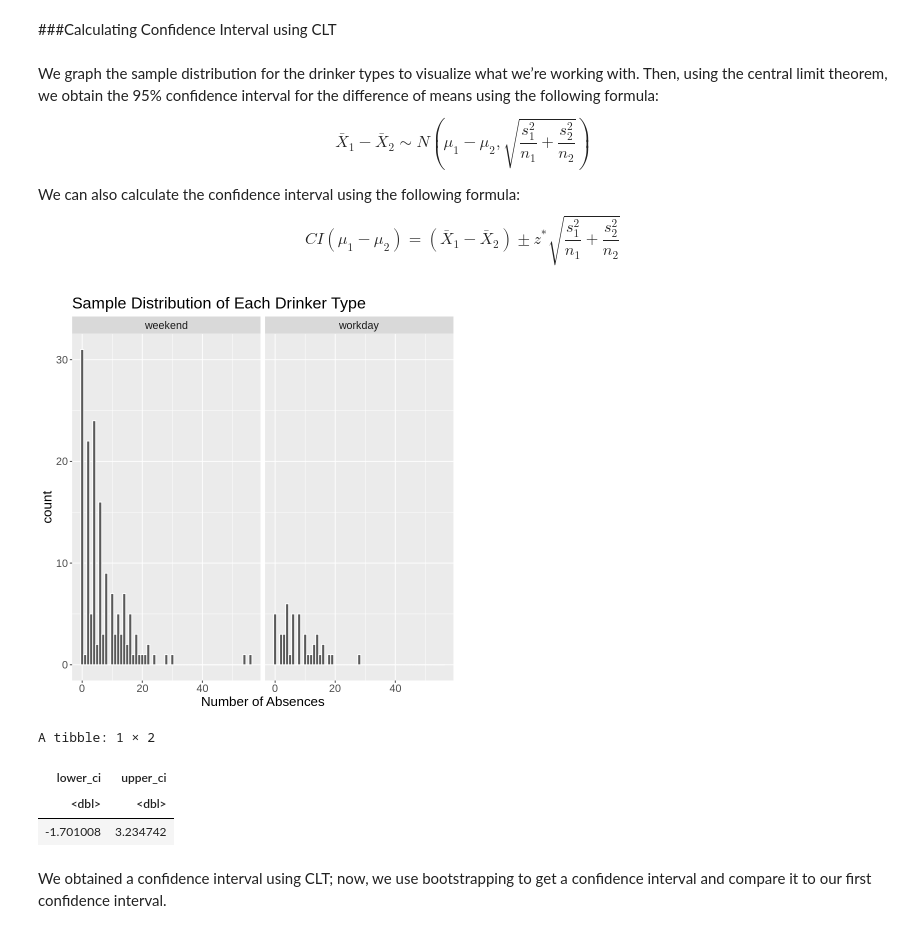
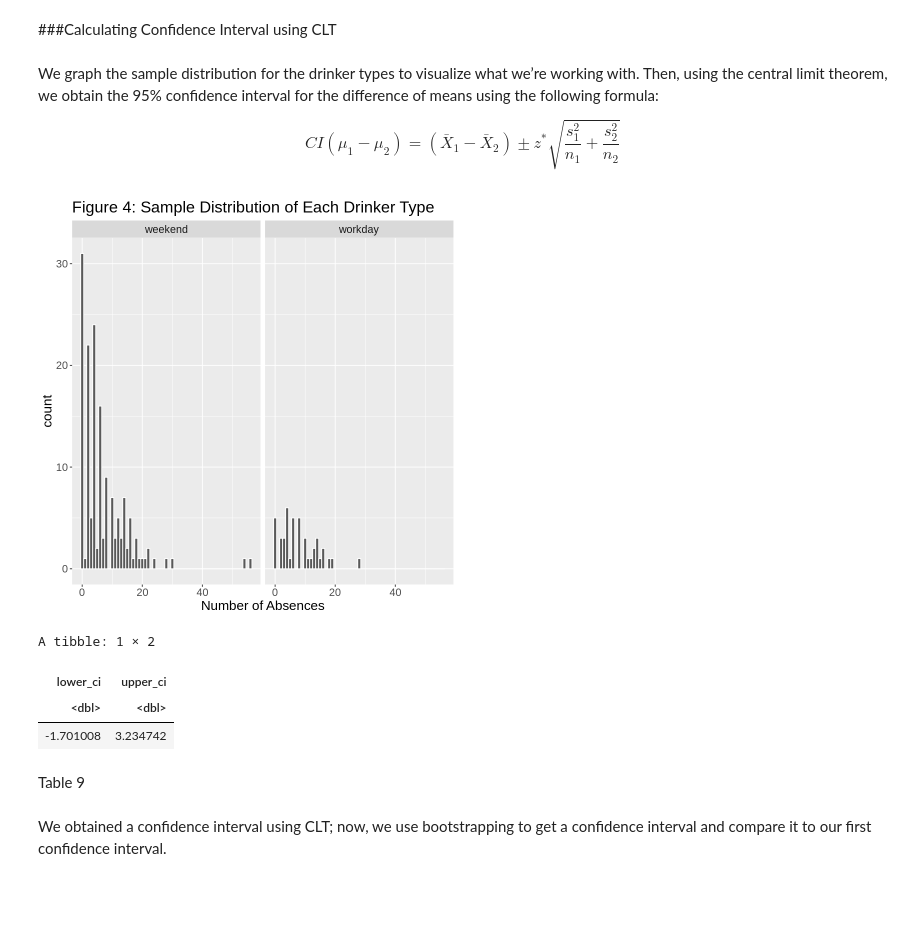
Before and after one commit to aaaaanniez/AlcoholAffect, a Jupyter notebook: Final_Report.ipynb, the cells around one changed output. Cells and saved outputs as stored; diff of their text form; code cells hidden in the pictures; blank space fills up the shorter version.

```diff
--- a/Final_Report.ipynb
+++ b/Final_Report.ipynb
@@ -272,26 +281,22 @@ We obtain a p-value of 0.267, which is greater than the alpha value, 0.05. In th
 ###Calculating Confidence Interval using CLT
 # %% [markdown]
 We graph the sample distribution for the drinker types to visualize what we’re working with. Then, using the central limit theorem, we obtain the 95% confidence interval for the difference of means using the following formula:
-$$
-\bar{X}_1-\bar{X}_2\sim N\left(\mu_1 - \mu_2, \sqrt{\frac{s^2_1}{n_1}+\frac{s^2_2}{n_2}}\right)
-$$
 
-We can also calculate the confidence interval using the following formula:
 $$
 CI\left(\mu_1 - \mu_2\right) = \left(\bar{X}_1-\bar{X}_2\right) \pm z^*\sqrt{\frac{s^2_1}{n_1}+\frac{s^2_2}{n_2}}
 $$
 # %%
 # Check the sample distribution of each drinker type
 set.seed(5555)
 drinker_samp_dist_plot <- merged_data %>%
     ggplot() +
     geom_histogram(aes(x=absences), binwidth = 1, color = 'white') +
     facet_wrap(~ drinker_type) +
-    ggtitle('Sample Distribution of Each Drinker Type') +
+    ggtitle('Figure 4: Sample Distribution of Each Drinker Type') +
     xlab('Number of Absences') +
     theme(text = element_text(size = 16))
 drinker_samp_dist_plot
 # %% [output]
-[figure, old version]
+[figure, new version]
 # %%
 # Obtain a 95% confidence interval for the difference between the means of Weekend Drinkers and Workday Drinkers' absences using the CLT.
@@ -310,6 +316,8 @@ A tibble: 1 × 2
 | lower_ci | upper_ci |
 | <dbl> | <dbl> |
 | -1.701008 | 3.234742 |
+# %% [markdown]
+Table 9
 # %% [markdown]
 We obtained a confidence interval using CLT; now, we use bootstrapping to get a confidence interval and compare it to our first confidence interval.
 # %% [markdown]
```
Also changed, not shown: parts of 24 cells of this notebook.
